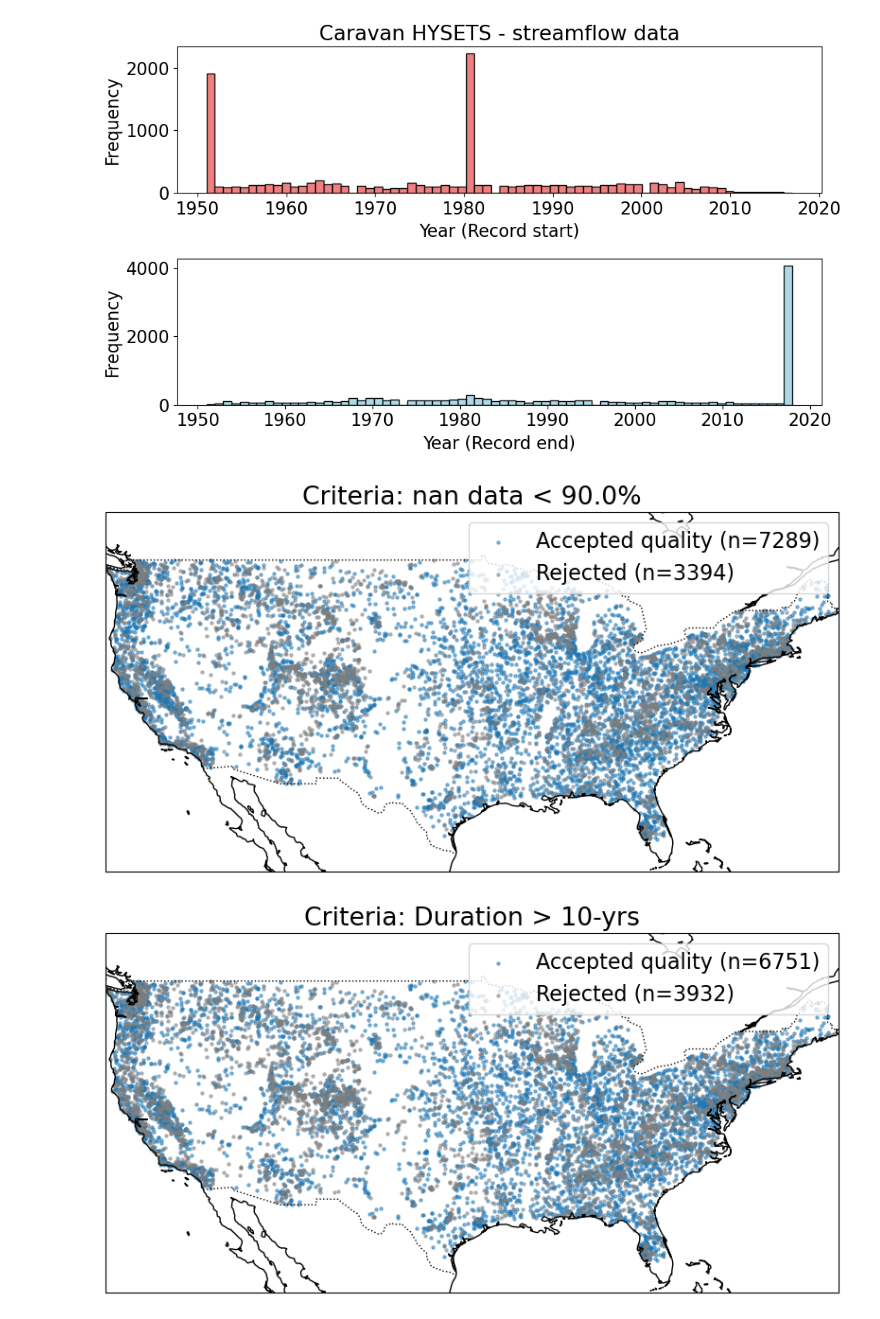
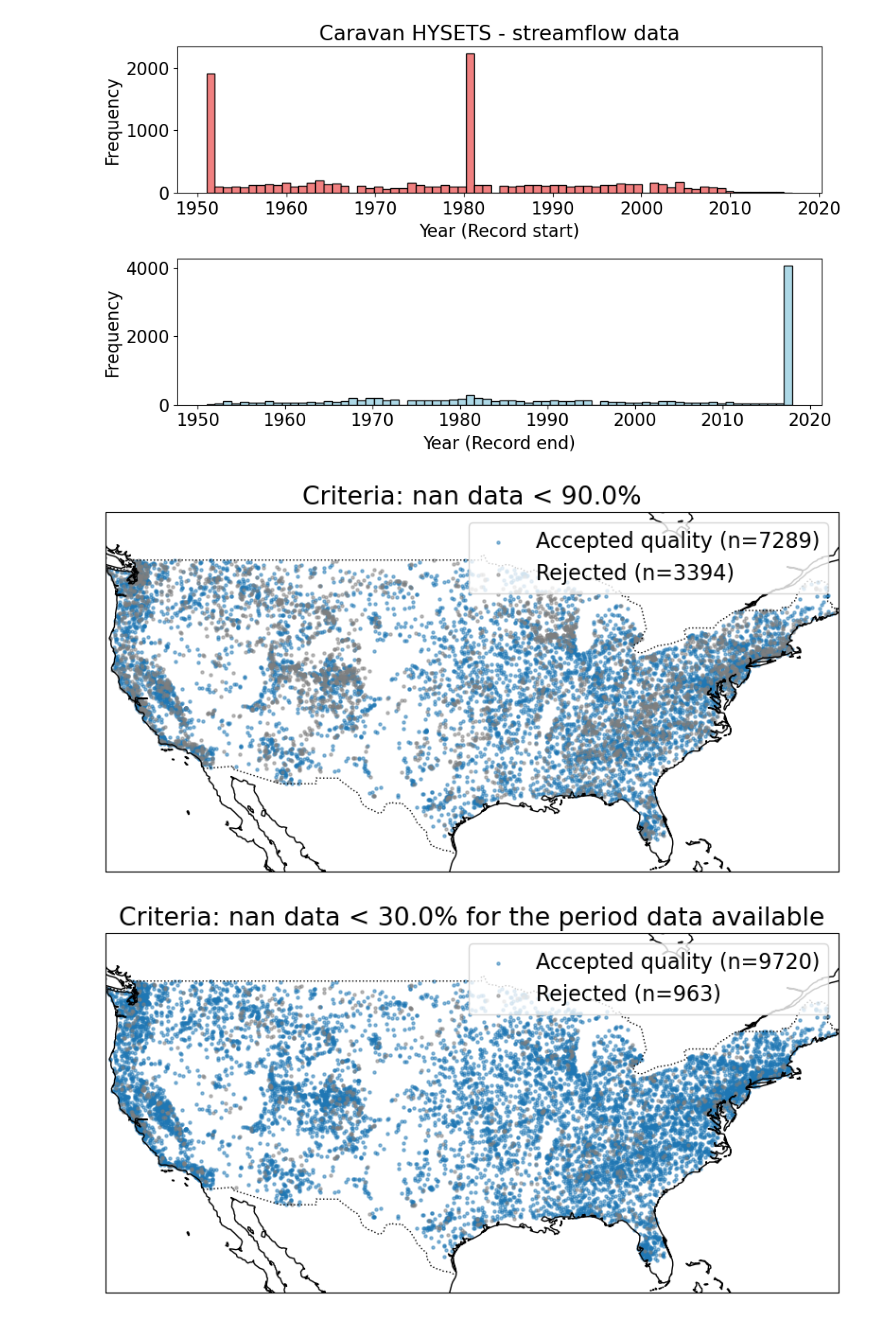
Before and after one commit to RY4GIT/signature-prediction, a Jupyter notebook: sandbox/check_caravan_qa_plot.ipynb, the cells around one changed output. Cells and saved outputs as stored; diff of their text form; code cells hidden in the pictures.

Commit message:
add: visualize timetability

```diff
--- a/sandbox/check_caravan_qa_plot.ipynb
+++ b/sandbox/check_caravan_qa_plot.ipynb
@@ -189,32 +191,36 @@ def plot_filtered_locations(df, criteria, label):
 
 
 
 
     # Plotting the filtered data
     ax.scatter(good_data['gauge_lon'], good_data['gauge_lat'], color='tab:blue', s=5, label=f"Accepted quality (n={len(good_data)})", alpha=0.5)
 
     # Plotting the filtered data in red
     ax.scatter(bad_data['gauge_lon'], bad_data['gauge_lat'], color='tab:grey', s=5, label=f'Rejected (n={len(bad_data)})', alpha=0.5)
 
     # Add a legend
     ax.legend()
     ax.set_title(label)
 
     # Show the plot
     plt.show()
 
 
 nan_fraction_thresh = 0.9
 hysets_qa["qf_nan_fraction"] = hysets_qa["nan_fraction"] < nan_fraction_thresh
 plot_filtered_locations(hysets_qa, "qf_nan_fraction", f"Criteria: nan data < {nan_fraction_thresh*100}%")
 
+nan_fraction_thresh = 0.3
+hysets_qa["qf_subset_nan_fraction"] = hysets_qa["subset_nan_fraction"] < nan_fraction_thresh
+plot_filtered_locations(hysets_qa, "qf_subset_nan_fraction", f"Criteria: nan data < {nan_fraction_thresh*100}% for the period data available")
+
 duration_thresh = 10
 hysets_qa["qf_duration"] = hysets_qa["duration_yr"] > duration_thresh
 plot_filtered_locations(hysets_qa, "qf_duration", f"Criteria: Duration > {duration_thresh}-yrs")
 
 
-hysets_qa["qf_overall"] = hysets_qa["qf_nan_fraction"] & hysets_qa["qf_duration"]
+hysets_qa["qf_overall"] = hysets_qa["qf_subset_nan_fraction"] & hysets_qa["qf_duration"]
 plot_filtered_locations(hysets_qa, "qf_overall", f"Overall criteria")
 # %% [output]
 [figure]
-[figure, old version]
+[figure, new version]
```
Also changed, not shown: parts of 6 cells of this notebook, 2 other files.
